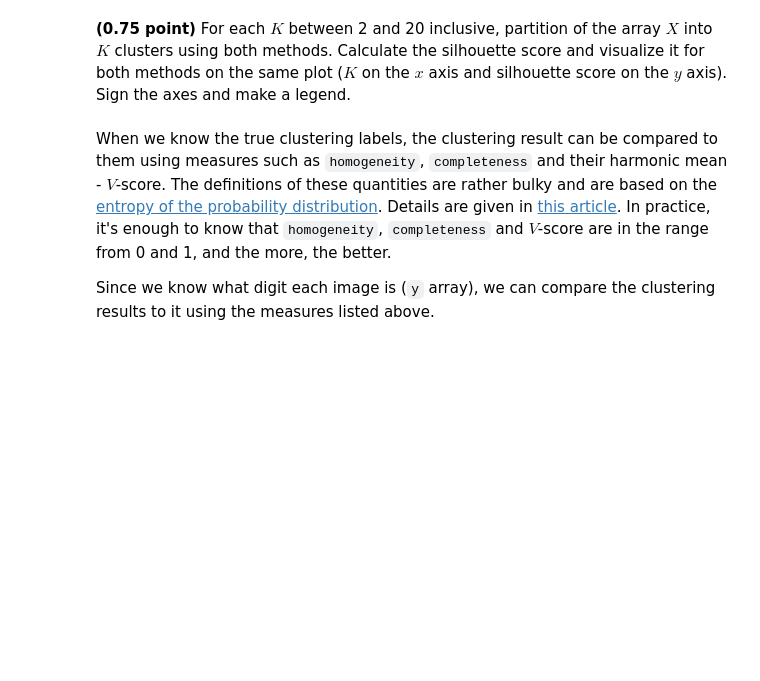
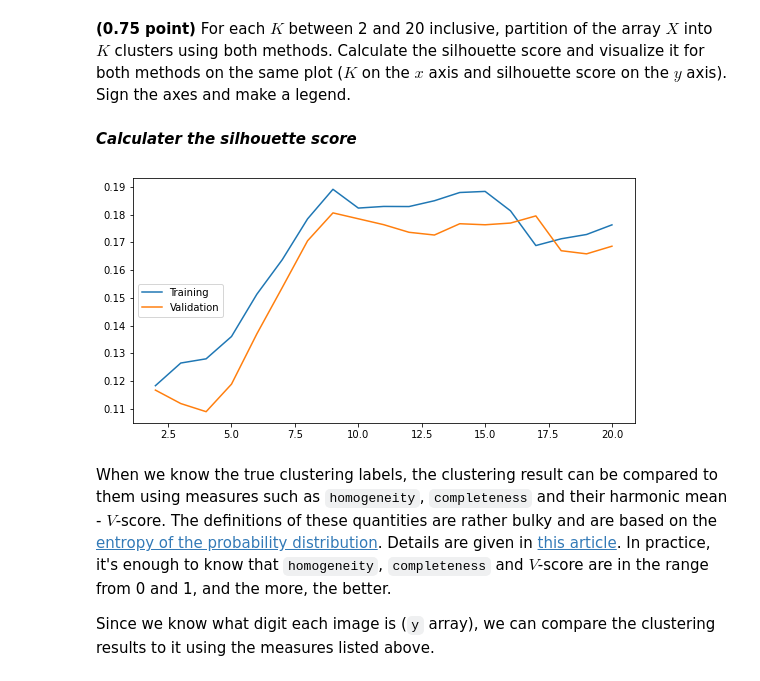
Before and after one commit to drnaida/rsschool-machine-learning-course, a Jupyter notebook: clustering.ipynb, the cells around one changed output. Cells and saved outputs as stored; diff of their text form; code cells hidden in the pictures; blank space fills up the shorter version.

Commit message:
feat: create graph with silhoutte score

```diff
--- a/clustering.ipynb
+++ b/clustering.ipynb
@@ -235,6 +235,34 @@ $$
 The implementation of this metric in the `scikit-learn` is the `silhouette_score` function from the `metrics` submidule.
 # %% [markdown]
 **(0.75 point)** For each $K$ between 2 and 20 inclusive, partition of the array $X$ into $K$ clusters using both methods. Calculate the silhouette score and visualize it for both methods on the same plot ($K$ on the $x$ axis and silhouette score on the $y$ axis). Sign the axes and make a legend.
+# %% [markdown]
+**_Calculater the silhouette score_**
+# %%
+from sklearn.metrics import silhouette_score
+silhoutte_score_kmeans = []
+silhoutte_score_agglomerative_clustering = []
+for n_clusters in range(2, 21):
+    #hierarhical clustering
+    clustering = AgglomerativeClustering(n_clusters=n_clusters).fit(X)
+    hierarchical_labels = clustering.labels_
+    silhoutte_score_agglomerative_clustering.append(silhouette_score(X, hierarchical_labels))
+
+    #kmeans
+    kmeans = KMeans(n_clusters=n_clusters, random_state=15).fit(X)
+    kmeans_labels = kmeans.labels_
+    silhoutte_score_kmeans.append(silhouette_score(X, kmeans_labels))
+# %%
+plt.figure(figsize=(9, 4.5))
+x_axis = [2, 3, 4, 5, 6, 7, 8, 9, 10, 11, 12, 13, 14, 15, 16, 17, 18, 19, 20]
+plt.plot(x_axis, silhoutte_score_kmeans, label='Training')
+plt.plot(x_axis, silhoutte_score_agglomerative_clustering, color='C1', label='Validation')
+plt.title('')
+plt.xlabel('')
+plt.ylabel('')
+plt.legend(loc='center left')
+plt.show()
+# %% [output]
+[figure, added]
 # %% [markdown]
 When we know the true clustering labels, the clustering result can be compared to them using measures such as `homogeneity`, `completeness` and their harmonic mean - $V$-score. The definitions of these quantities are rather bulky and are based on the [entropy of the probability distribution](https://ru.wikipedia.org/wiki/Информационная_энтропия). Details are given in [this article](http://aclweb.org/anthology/D/D07/D07-1043.pdf). In practice, it's enough to know that `homogeneity`, `completeness` and $V$-score are in the range from 0 and 1, and the more, the better.
 
```
Also changed, not shown: parts of 2 cells of this notebook.
